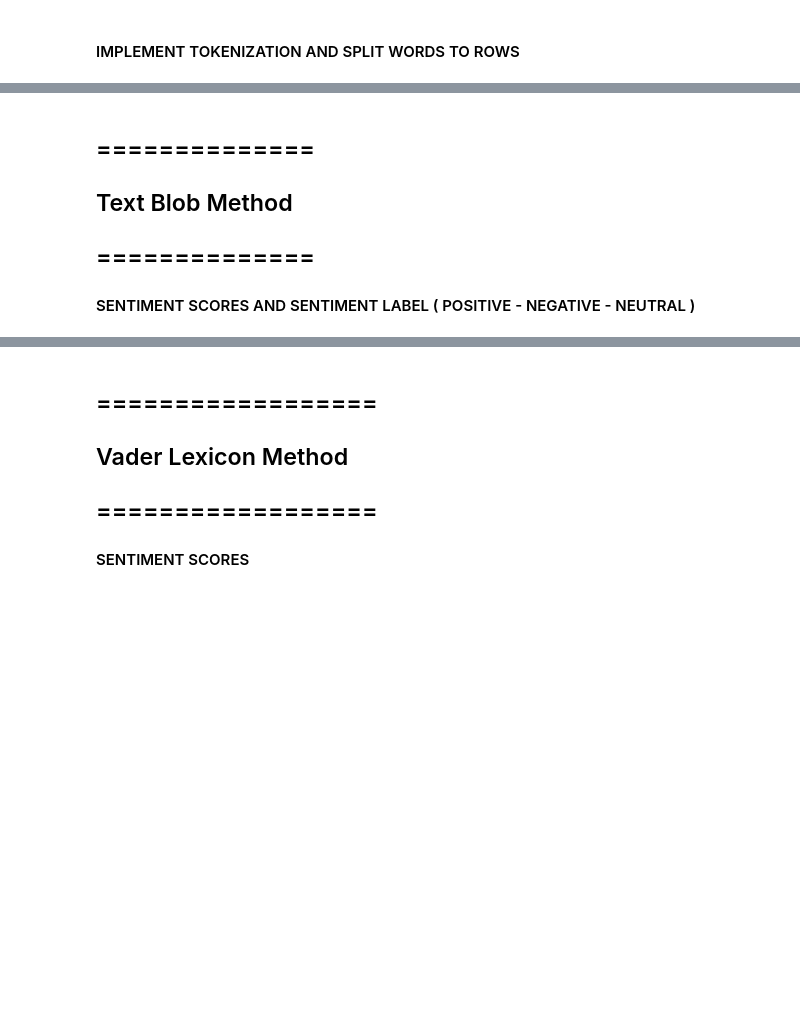
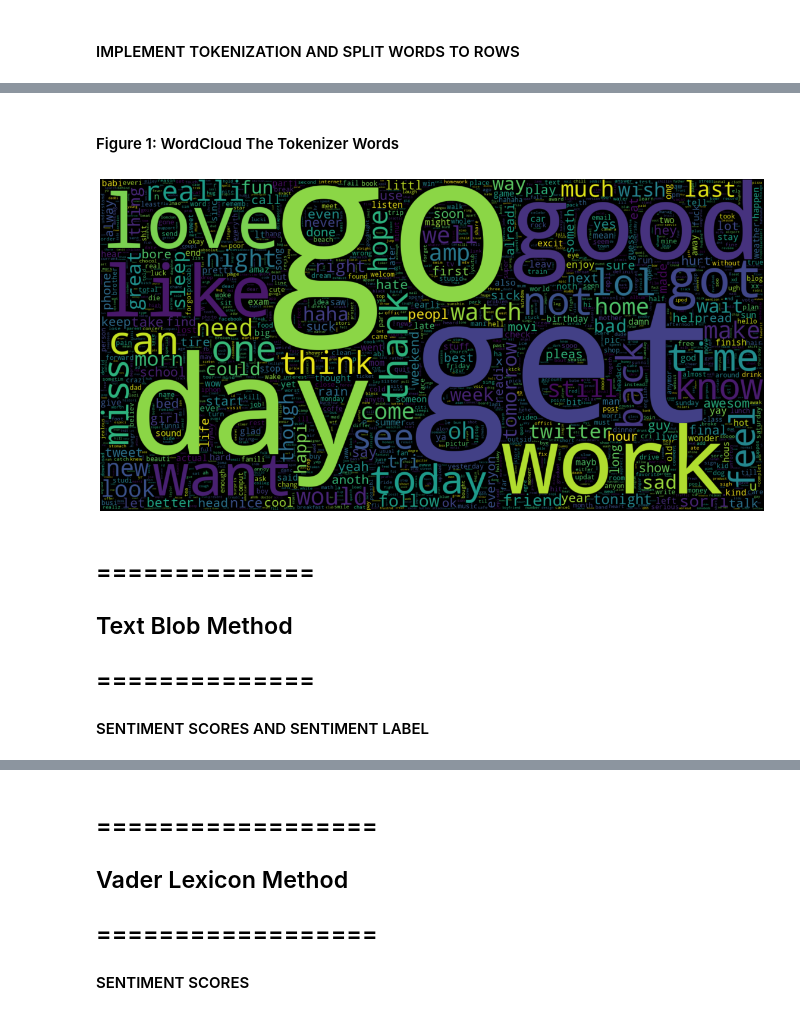
Before and after one commit to mzmalkoc/S2CA2_2023034, a Jupyter notebook: S2CA2.ipynb, the cells around one changed output, grey strips where cells are left out. Drawn from its saved outputs; the diff is of its cells as text; code cells hidden in the pictures; blank space fills up the shorter version.

Commit message:
Exploration for Time Series

```diff
--- a/S2CA2.ipynb
+++ b/S2CA2.ipynb
@@ -142,5 +79,5 @@ for column in Columns:
         print(f"{column} has no duplicate value.")
 # %%
 # Drop the selected columns
-df = df.drop("ID, ""STAMP", "FLAG", "USER")
+df = df.drop("ID", "STAMP", "FLAG", "USER")
 df.show(5)
@@ -368,8 +464,30 @@ tokenizer_df_count.show(50)
+# %% [markdown]
+#### Figure 1: WordCloud The Tokenizer Words
+# %%
+%%time
+import pandas as pd
+import matplotlib.pyplot as plt
+from wordcloud import WordCloud
+
+# Convert the Spark DataFrame to Pandas DataFrame
+pandas_df_count = tokenizer_df_count.toPandas()
+
+# Create a dictionary from the Pandas DataFrame for word frequencies
+word_freq_dict = dict(zip(pandas_df_count['word'], pandas_df_count['count']))
+
+# Generate WordCloud for positive sentiments
+plt.figure(figsize=(20, 20))
+wc = WordCloud(max_words=2000, width=1600, height=800).generate_from_frequencies(word_freq_dict)
+plt.imshow(wc, interpolation='bilinear')
+plt.axis('off')
+plt.show()
+# %% [output]
+[figure, added]
 # %% [markdown]
 ## ==============
 ## Text Blob Method
 ## ==============
-#### SENTIMENT SCORES AND SENTIMENT LABEL ( POSITIVE - NEGATIVE - NEUTRAL )
+#### SENTIMENT SCORES AND SENTIMENT LABEL
 # %%
 %%time
 
```
Also changed, not shown: parts of 92 cells of this notebook.
